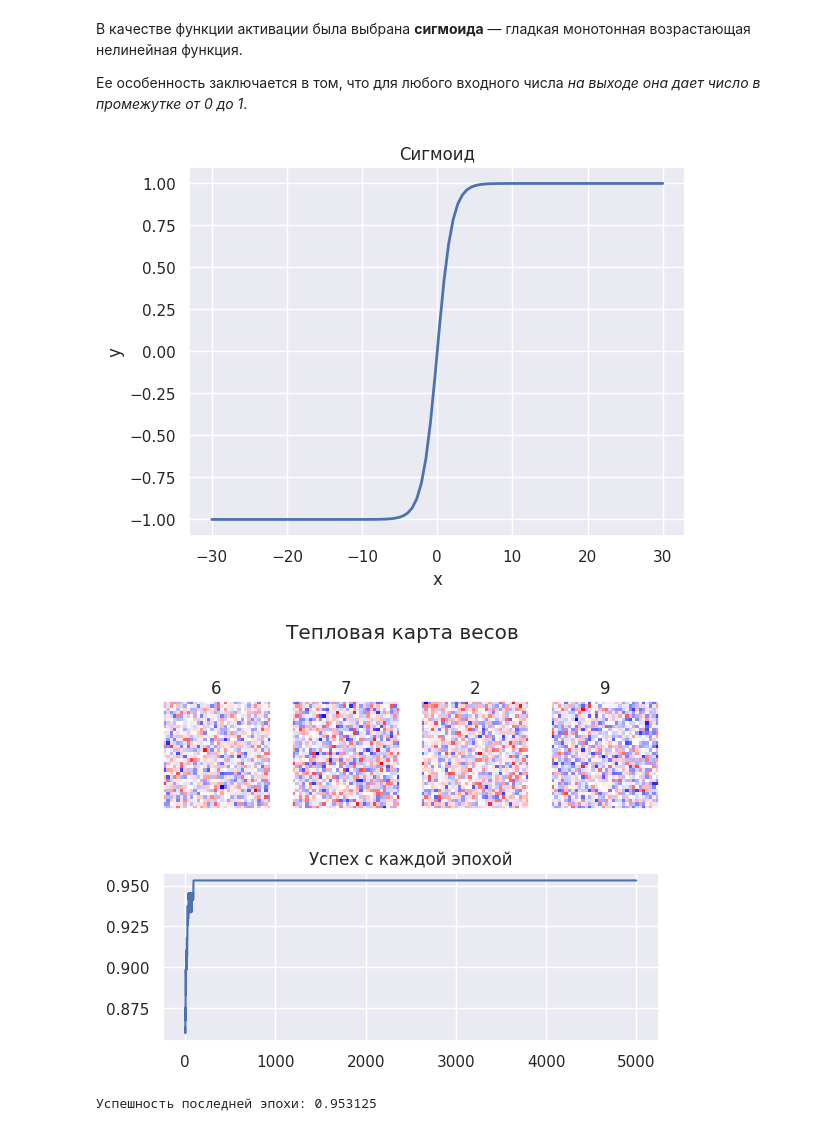
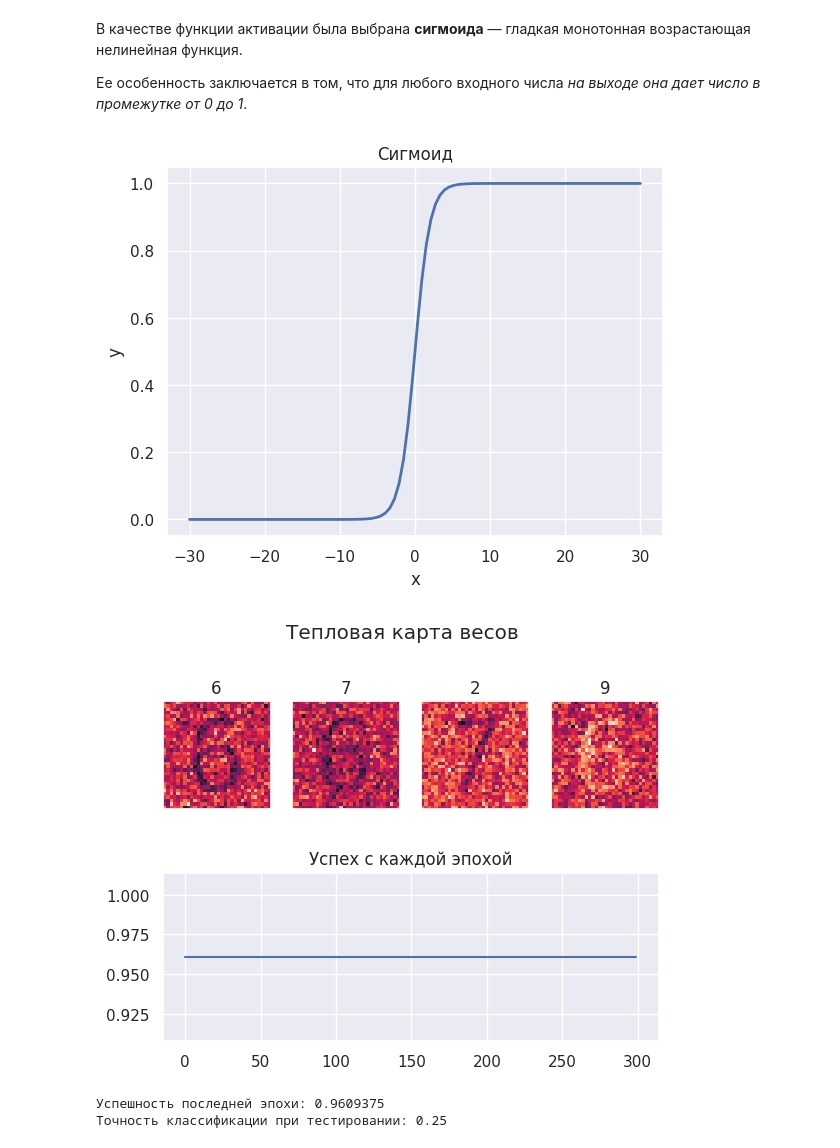
Before and after one commit to d1agnozzz/lab_1, a Jupyter notebook: src/main.ipynb, the cells around one changed output. Saved outputs shown, nothing was run; the diff lists cells and outputs as text; code cells hidden in the pictures.

```diff
--- a/src/main.ipynb
+++ b/src/main.ipynb
@@ -7,7 +7,7 @@ charset = ("6", "7", "2", "9")
 # %%
 from math import exp
 def sigmoid(x: float) -> float:
-    return (1 / (1 + exp(-x))) * 2 - 1
+    return 1 / (1 + exp(-x))
 # %%
 import matplotlib.pyplot as plt
 import numpy as np
@@ -30,7 +30,7 @@ ax.set_xlabel('x')
 ax.set_ylabel('y')
 plt.show()
 # %% [output]
-[figure, old version]
+[figure, new version]
 # %%
 import random
 import numpy as np
@@ -45,7 +45,7 @@ class Neuron:
         self._bias = np.random.randn()
 
     def adjust_weights(self, inputs: np.ndarray, delta: float):
-        self._weights += delta * inputs
+        self._weights += (inputs * delta)
         self._bias += delta
 
 
@@ -91,18 +98,18 @@ class PerceptronModel:
     OutputDict = dict[str, float]
 
     def __init__(self, charset: tuple[str, str, str, str], size: tuple[int, int]):
-        self.neurons = dict(zip(charset, (Neuron(size) for i in charset)))
+        self._neurons = dict(zip(charset, (Neuron(size) for i in charset)))
         self.THRESHOLD = 0.5
 
-    def process_neurons(self, inputs: np.ndarray) -> OutputDict:
-        return {char: neuron.compute(inputs) for char, neuron in self.neurons.items()}
+    def _process_neurons(self, inputs: np.ndarray) -> OutputDict:
+        return {char: neuron.compute(inputs) for char, neuron in self._neurons.items()}
 
-    def adjust_neurons(self, deltas: OutputDict, inputs: np.ndarray, train_speed: float):
+    def _adjust_neurons(self, deltas: OutputDict, inputs: np.ndarray, train_speed: float):
         for label, delta in deltas.items():
-            adjustment = delta*train_speed
-            self.neurons[label].adjust_weights(inputs, adjustment)
+            adjustment = delta * train_speed
+            self._neurons[label].adjust_weights(inputs, adjustment)
 
-    def calculate_deltas(self, train_char: str, results: OutputDict, train_speed: float) -> tuple[OutputDict, int, int]:
+    def _calculate_deltas(self, train_char: str, results: OutputDict, train_speed: float) -> tuple[OutputDict, int, int]:
         deltas = {}
         training_total = 0
         training_success = 0
@@ -110,17 +117,22 @@ class PerceptronModel:
         for neuron_label, res in results.items():
             training_total += 1
 
-            if neuron_label == train_char and res <= self.THRESHOLD:
+            if neuron_label == train_char:
                 deltas[neuron_label] = (1 - res)
+                if res >= self.THRESHOLD:
+                    training_success += 1
                 continue
-            if neuron_label != train_char and res > self.THRESHOLD:
+            if neuron_label != train_char:
                 deltas[neuron_label] = (0 - res)
+                if res <= self.THRESHOLD:
+                    training_success += 1
                 continue
 
             training_success += 1
         return deltas, training_success,  training_total
 
-    def train(self, train_speed: float, epochs: int, dataset: dict[str, list[Image.Image]]) -> list[float]:
+
+    def train_epochs(self, train_speed: float, dataset: dict[str, list[Image.Image]], epochs: int):
         epochs_rate = list()
         for _ in range(epochs):
             epoch_total = 0
@@ -128,9 +140,9 @@ class PerceptronModel:
             for dataset_char, images in dataset.items():
                 for image in images:
                     inputs = image_to_ndarray(image)
-                    results = self.process_neurons(inputs)
-                    deltas, success, total = self.calculate_deltas(dataset_char, results, train_speed)
-                    self.adjust_neurons(deltas, inputs, train_speed)
+                    results = self._process_neurons(inputs)
+                    deltas, success, total = self._calculate_deltas(dataset_char, results, train_speed)
+                    self._adjust_neurons(deltas, inputs, train_speed)
                     epoch_total += total
                     epoch_success += success
 
@@ -140,11 +152,11 @@ class PerceptronModel:
 
         import matplotlib.pyplot as plt
         fig, axes = plt.subplots(2, 4)
-        for (label, neuron), axis in zip(self.neurons.items(), axes[0]):
+        for (label, neuron), axis in zip(self._neurons.items(), axes[0]):
             weights = neuron.get_weights()
 
 
-            axis.imshow(weights, cmap='bwr')
+            axis.imshow(weights)
 
             axis.tick_params(
                 axis='both',
@@ -171,7 +183,7 @@ class PerceptronModel:
         for dataset_char, images in dataset.items():
             for image in images:
                 inputs = image_to_ndarray(image)
-                results = self.process_neurons(inputs)
+                results = self._process_neurons(inputs)
                 neural_guess = max(results, key=results.get)
 
                 if neural_guess == dataset_char:
@@ -183,10 +195,12 @@ class PerceptronModel:
 # %%
 train_folder = Path(f'../res/images/train/')
 test_folder = Path(f'../res/images/test/')
 
 perceptron = PerceptronModel(charset = charset, size = (32, 32))
 
-perceptron.train(train_speed=0.1, epochs= 5000,dataset=get_data_set(train_folder))
+perceptron.train_epochs(train_speed=2, epochs= 300, dataset=get_data_set(train_folder))
+perceptron.test(dataset=get_data_set(test_folder))
 # %% [output]
-[figure, old version]
+[figure, new version]
-Успешность последней эпохи: 0.953125
+Успешность последней эпохи: 0.9609375
+Точность классификации при тестировании: 0.25
```
Also changed, not shown: parts of 1 cell of this notebook.
